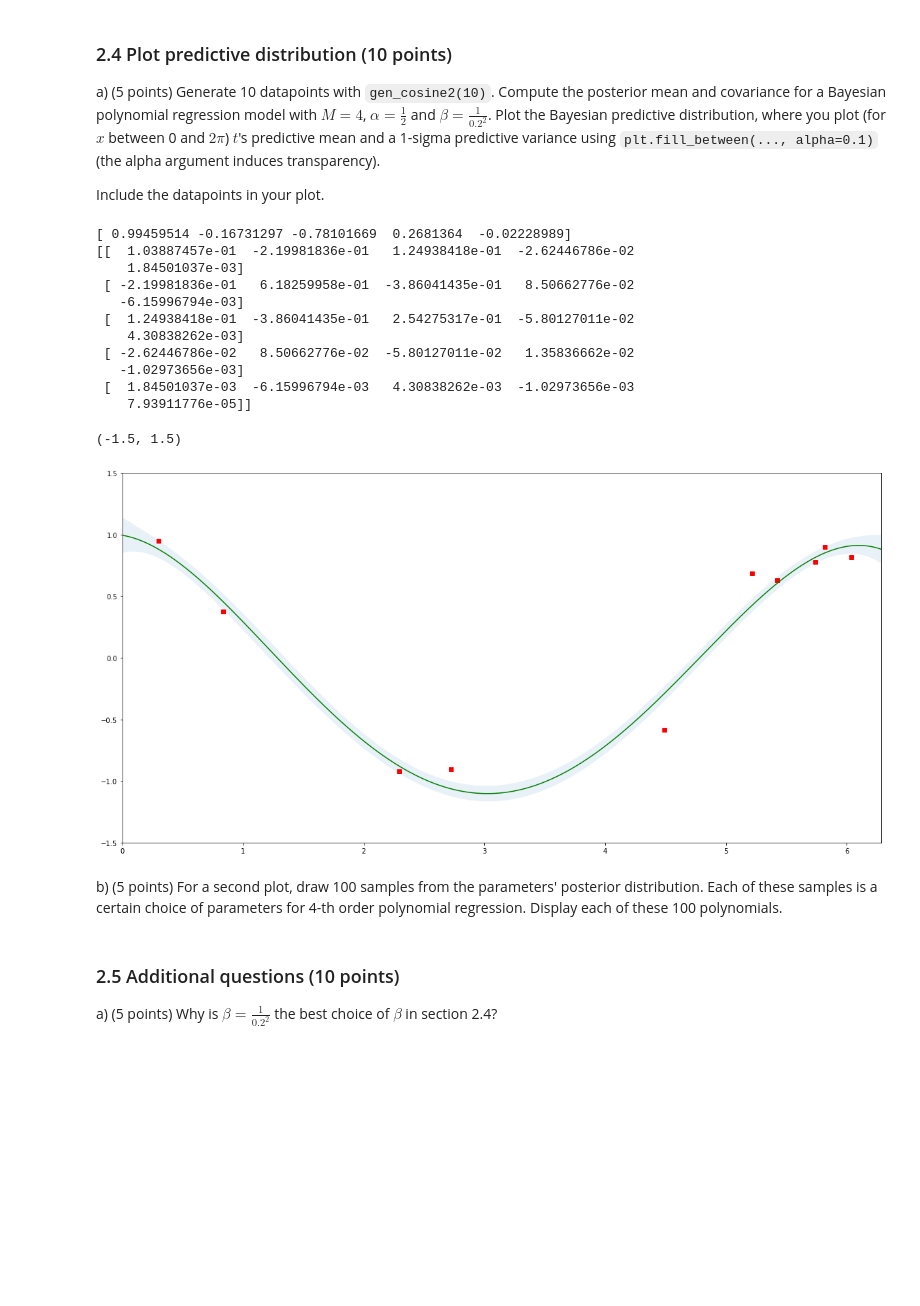
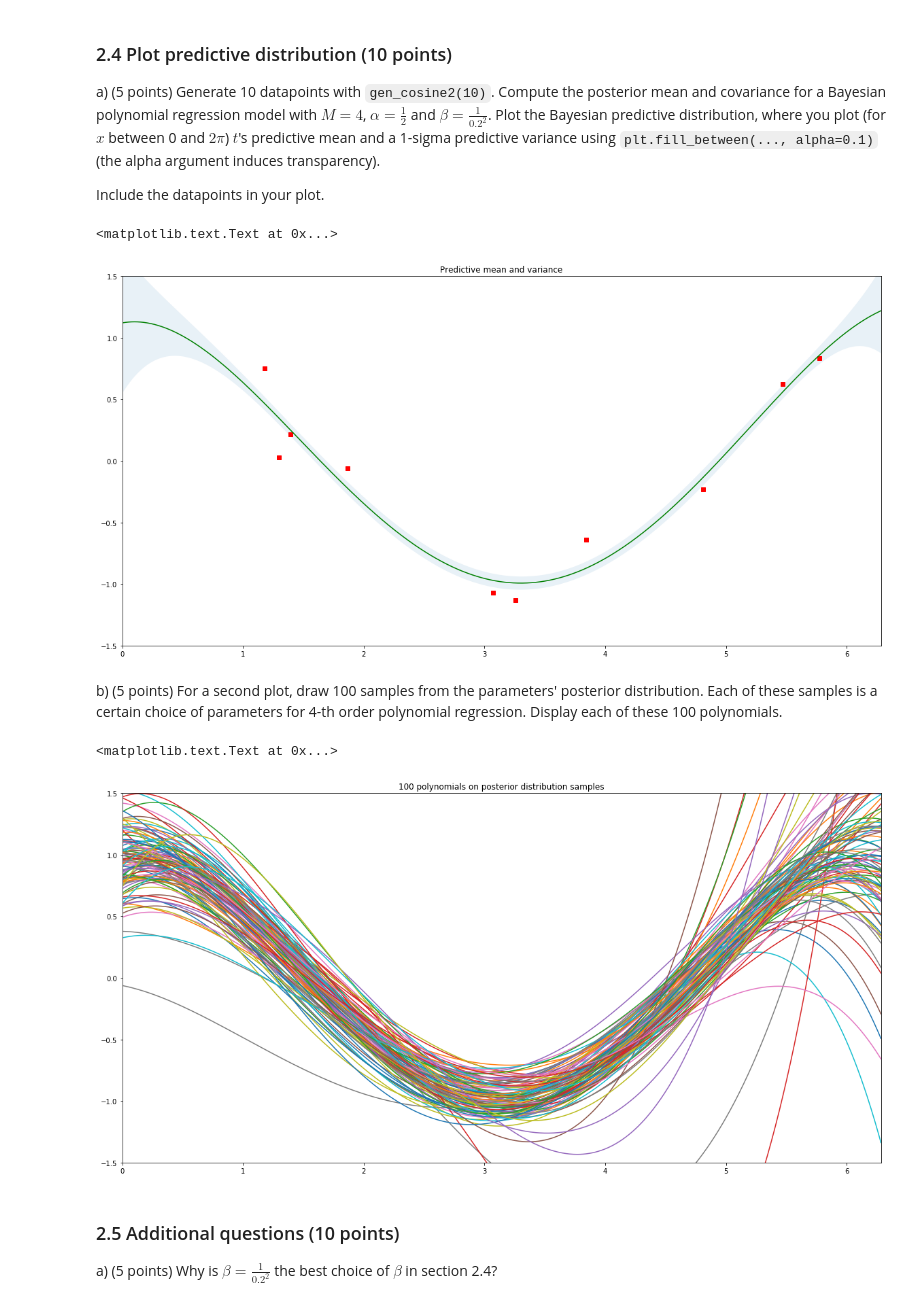
Before and after one commit to ArendvD/ML1, a Jupyter notebook: Lab1/lab1.ipynb, the cells around one changed output. Drawn from its saved outputs; the diff is of its cells as text; code cells hidden in the pictures; blank space fills up the shorter version.

```diff
--- a/Lab1/lab1.ipynb
+++ b/Lab1/lab1.ipynb
@@ -403,37 +380,47 @@ Include the datapoints in your plot.
 # %%
 N = 10
 x, t = gen_cosine2(N)
 M = 4
 alpha = 0.5
 beta = 1/(0.2**2)
 
 m, S, _ = fit_polynomial_bayes(x,t,M,alpha,beta)
 plt.plot(x, t, 'rs')
 
 x_plot = np.linspace(0, 2*np.pi, 1000)
 mean, variance, _ = predict_polynomial_bayes(x_plot, m, S, beta)
 plt.plot(x_plot, mean, 'g')
 plt.fill_between(x_plot, mean-variance, mean+variance, alpha=0.1)
 
 plt.xlim(0, 2*np.pi)
 plt.ylim(-1.5, 1.5)
+plt.title("Predictive mean and variance")
 # %% [output]
-[ 0.99459514 -0.16731297 -0.78101669  0.2681364  -0.02228989]
-[[  1.03887457e-01  -2.19981836e-01   1.24938418e-01  -2.62446786e-02
-    1.84501037e-03]
- [ -2.19981836e-01   6.18259958e-01  -3.86041435e-01   8.50662776e-02
-   -6.15996794e-03]
- [  1.24938418e-01  -3.86041435e-01   2.54275317e-01  -5.80127011e-02
-    4.30838262e-03]
- [ -2.62446786e-02   8.50662776e-02  -5.80127011e-02   1.35836662e-02
-   -1.02973656e-03]
- [  1.84501037e-03  -6.15996794e-03   4.30838262e-03  -1.02973656e-03
-    7.93911776e-05]]
+<matplotlib.text.Text at 0x...>
-(-1.5, 1.5)
-[figure, old version]
+[figure, new version]
 # %% [markdown]
 b) (5 points) For a second plot, draw 100 samples from the parameters' posterior distribution. Each of these samples is a certain choice of parameters for 4-th order polynomial regression.
 Display each of these 100 polynomials.
+# %%
+M = 4
+alpha = 0.5
+beta = 1/(0.2**2)
+N = 10
+samples = 100
+
+for i in range(samples):
+    x, t = gen_cosine2(N)
+    m, S, _ = fit_polynomial_bayes(x,t,M,alpha,beta)
+    x_plot = np.linspace(0, 2*np.pi, 1000)
+    mean, variance, _ = predict_polynomial_bayes(x_plot, m, S, beta)
+    plt.plot(x_plot, mean)
+
+plt.xlim(0, 2*np.pi)
+plt.ylim(-1.5, 1.5)
+plt.title("100 polynomials on posterior distribution samples")
+# %% [output]
+<matplotlib.text.Text at 0x...>
+[figure, added]
 # %% [markdown]
 ### 2.5 Additional questions (10 points)
 
```
Also changed, not shown: parts of 11 cells of this notebook.
